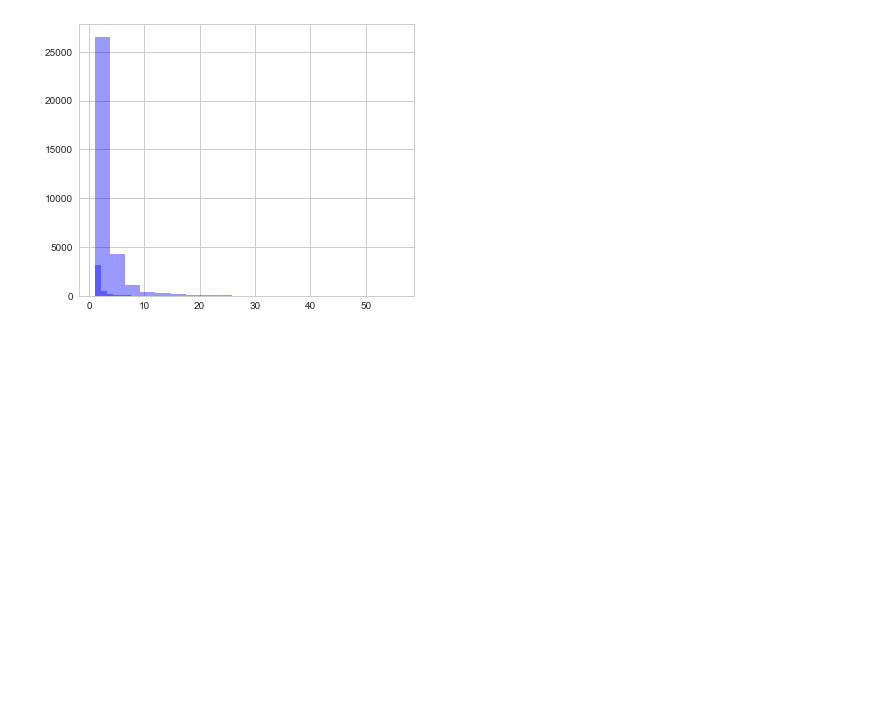
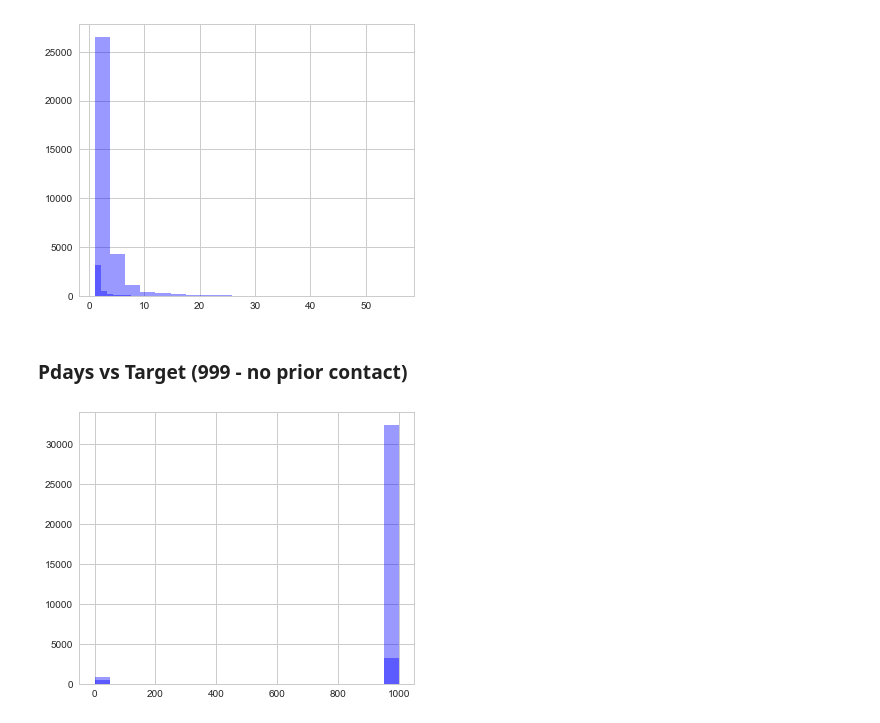
Before and after one commit to KingsleyNA/Customer-Response-Modeling, a Jupyter notebook: 3_Data_preparation_for_indepth_analyses.ipynb, the cells around one changed output. Cells and saved outputs as stored; diff of their text form; code cells hidden in the pictures; blank space fills up the shorter version.

```diff
--- a/3_Data_preparation_for_indepth_analyses.ipynb
+++ b/3_Data_preparation_for_indepth_analyses.ipynb
@@ -601,0 +598,10 @@ plt.show()
+# %% [markdown]
+### Pdays vs Target (999 - no prior contact)
+# %%
+import matplotlib.pyplot as plt
+plt.style.use('seaborn-whitegrid')
+
+df.groupby('y').pdays.hist(bins=20, figsize=(6,5), color='blue', alpha=0.4)
+plt.show()
+# %% [output]
+[figure, added]
```
Also changed, not shown: parts of 4 cells of this notebook.
